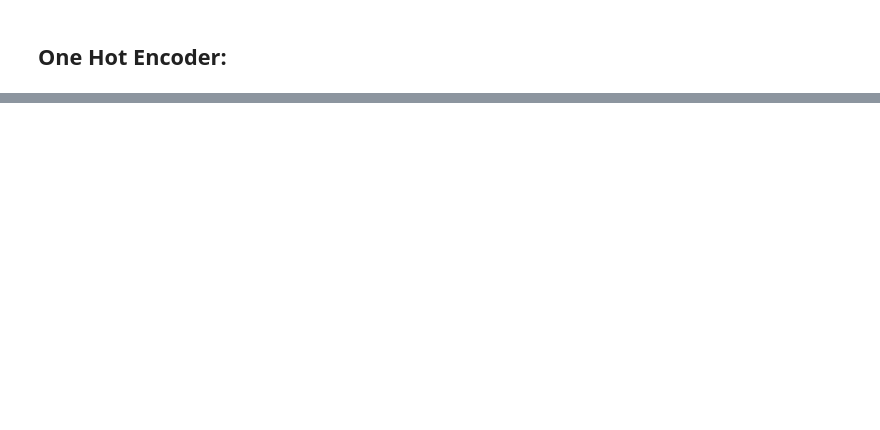
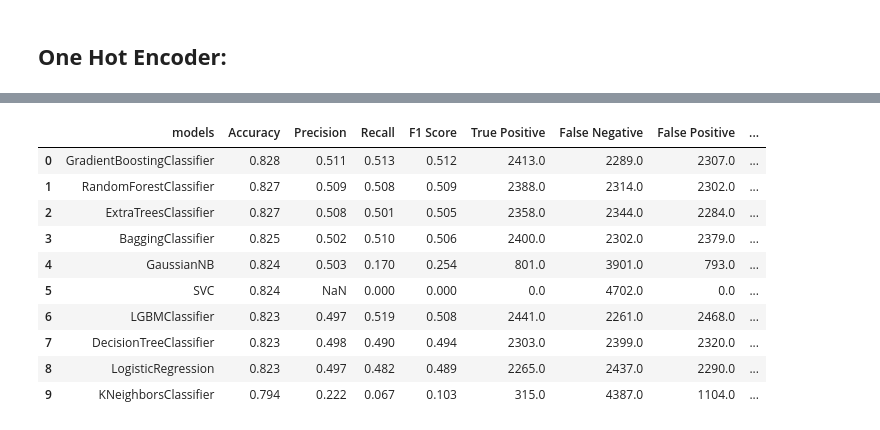
Before and after one commit to mehdy28/Credit_Scoring, a Jupyter notebook: Credit_Scoring.ipynb, the cells around one changed output, grey strips where cells are left out. Cells and saved outputs as stored; diff of their text form; code cells hidden in the pictures; blank space fills up the shorter version.

```diff
--- a/Credit_Scoring.ipynb
+++ b/Credit_Scoring.ipynb
@@ -196,0 +189,9 @@ fig.show()
+# %%
+from sklearn.model_selection import train_test_split
+X, y= data.drop(['cb_person_default_on_file'], axis=1) ,data.cb_person_default_on_file
+# Divide data into training and validation subsets
+x_train, x_test, y_train, y_test = train_test_split(X, y, train_size=0.18,random_state=0)
+# %%
+a={'Model Name':[],'True Positive':[],'False Negative':[],'False Positive':[],'True Negative':[],'Accuracy':[],'Precision':[],'Recall':[],'F1 Score':[],'Specificity':[],'MCC':[],'Balanced Accuracy':[]}
+result=pd.DataFrame(a)
+result
@@ -196,0 +360,26 @@ fig.show()
+# %%
+models={'models':['LogisticRegression','DecisionTreeClassifier','RandomForestClassifier','ExtraTreesClassifier','KNeighborsClassifier','SVC','BaggingClassifier','GradientBoostingClassifier','LGBMClassifier','GaussianNB']}
+out=pd.DataFrame(models)
+out['Accuracy']=result['Accuracy']
+out['Precision']=result['Precision']
+out['Recall']=result['Recall']
+out['F1 Score']=result['F1 Score']
+out['True Positive']=result['True Positive']
+out['False Negative']=result['False Negative']
+out['False Positive']=result['False Positive']
+out['True Negative']=result['True Negative']
+out.sort_values(by=['Accuracy','F1 Score','Recall','Precision'],ascending=False,inplace=True)
+out.reset_index(drop=True,inplace=True)
+out
+# %% [output]
+|  | models | Accuracy | Precision | Recall | F1 Score | True Positive | False Negative | False Positive | ... |
+| 0 | GradientBoostingClassifier | 0.828 | 0.511 | 0.513 | 0.512 | 2413.0 | 2289.0 | 2307.0 | ... |
+| 1 | RandomForestClassifier | 0.827 | 0.509 | 0.508 | 0.509 | 2388.0 | 2314.0 | 2302.0 | ... |
+| 2 | ExtraTreesClassifier | 0.827 | 0.508 | 0.501 | 0.505 | 2358.0 | 2344.0 | 2284.0 | ... |
+| 3 | BaggingClassifier | 0.825 | 0.502 | 0.510 | 0.506 | 2400.0 | 2302.0 | 2379.0 | ... |
+| 4 | GaussianNB | 0.824 | 0.503 | 0.170 | 0.254 | 801.0 | 3901.0 | 793.0 | ... |
+| 5 | SVC | 0.824 | NaN | 0.000 | 0.000 | 0.0 | 4702.0 | 0.0 | ... |
+| 6 | LGBMClassifier | 0.823 | 0.497 | 0.519 | 0.508 | 2441.0 | 2261.0 | 2468.0 | ... |
+| 7 | DecisionTreeClassifier | 0.823 | 0.498 | 0.490 | 0.494 | 2303.0 | 2399.0 | 2320.0 | ... |
+| 8 | LogisticRegression | 0.823 | 0.497 | 0.482 | 0.489 | 2265.0 | 2437.0 | 2290.0 | ... |
+| 9 | KNeighborsClassifier | 0.794 | 0.222 | 0.067 | 0.103 | 315.0 | 4387.0 | 1104.0 | ... |
```
Also changed, not shown: parts of 24 cells of this notebook.
